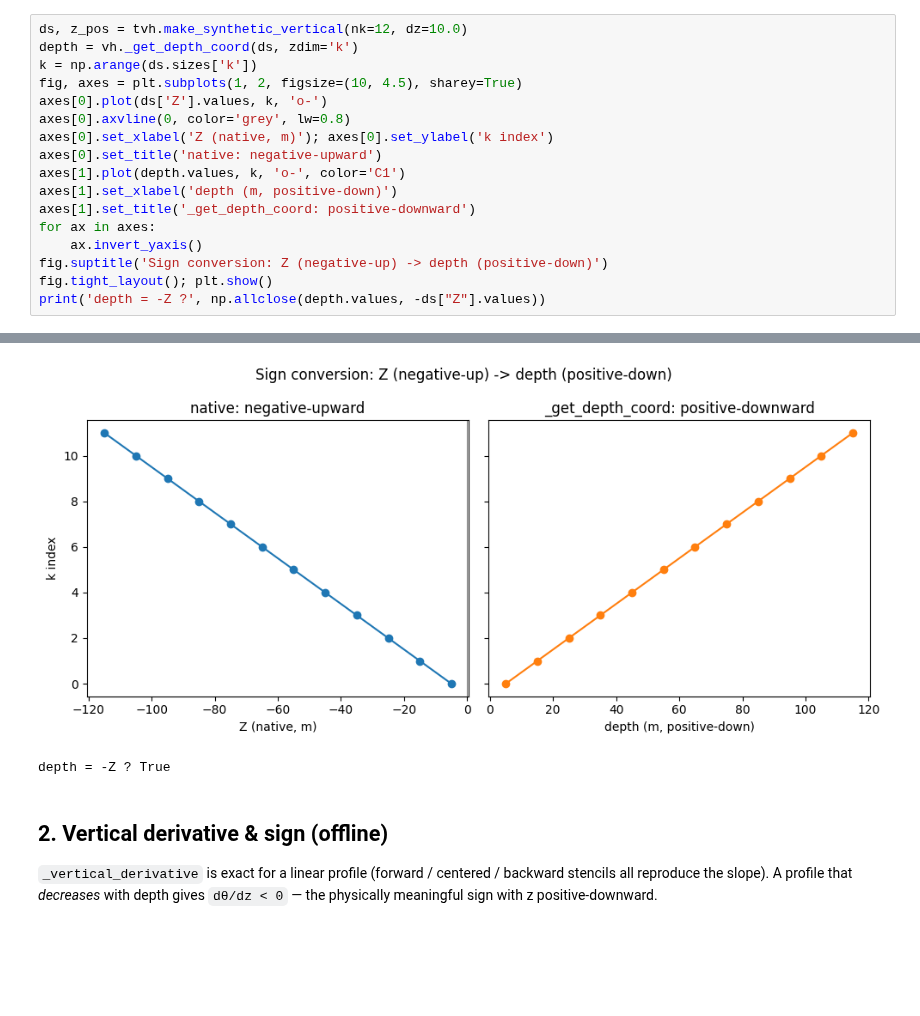
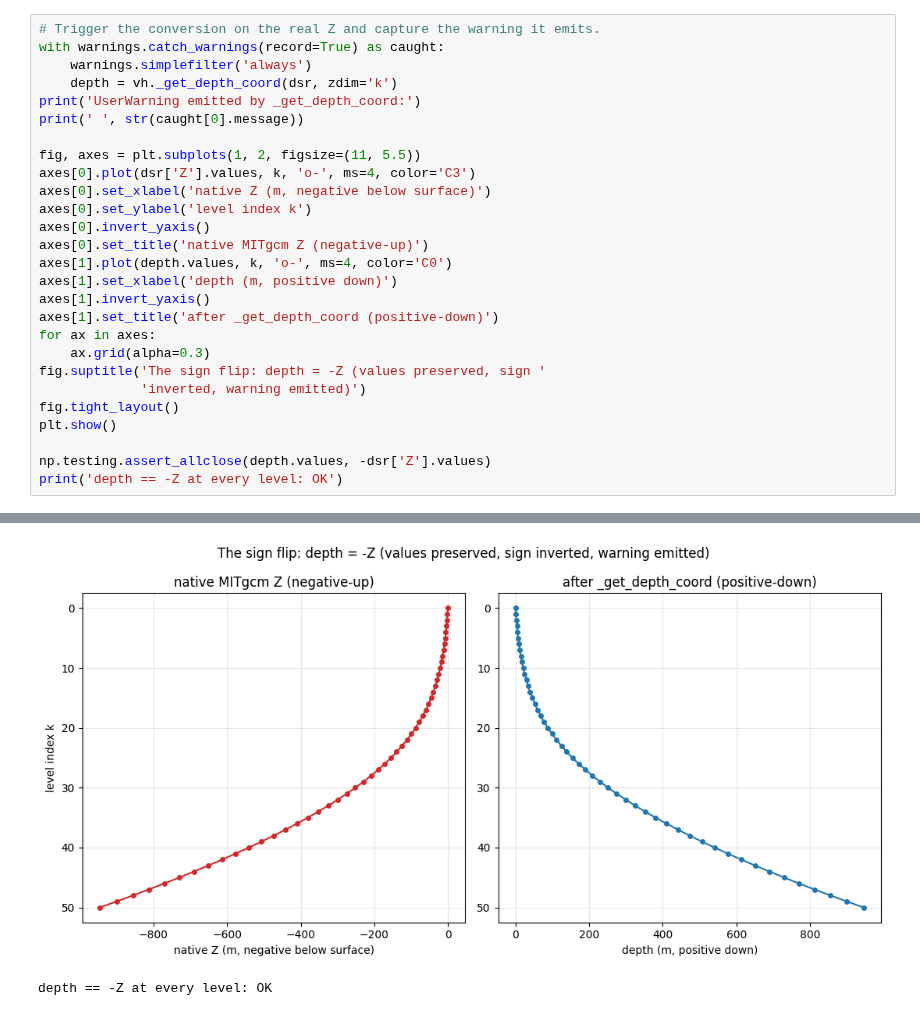
Before and after one commit to Sea-Meets-the-Stars/llc4320-native-grid-preprocessing, a Jupyter notebook: notebooks/notebooks_tests/vertical_helpers_tests.ipynb, the cells around one changed output, grey strips where cells are left out. Drawn from its saved outputs; the diff is of its cells as text; blank space fills up the shorter version.

```diff
--- a/notebooks/notebooks_tests/vertical_helpers_tests.ipynb
+++ b/notebooks/notebooks_tests/vertical_helpers_tests.ipynb
@@ -47,18 +122,28 @@ silently invert every depth comparison.
 # %%
-ds, z_pos = tvh.make_synthetic_vertical(nk=12, dz=10.0)
-depth = vh._get_depth_coord(ds, zdim='k')
-k = np.arange(ds.sizes['k'])
-fig, axes = plt.subplots(1, 2, figsize=(10, 4.5), sharey=True)
-axes[0].plot(ds['Z'].values, k, 'o-')
-axes[0].axvline(0, color='grey', lw=0.8)
-axes[0].set_xlabel('Z (native, m)'); axes[0].set_ylabel('k index')
-axes[0].set_title('native: negative-upward')
-axes[1].plot(depth.values, k, 'o-', color='C1')
-axes[1].set_xlabel('depth (m, positive-down)')
-axes[1].set_title('_get_depth_coord: positive-downward')
+# Trigger the conversion on the real Z and capture the warning it emits.
+with warnings.catch_warnings(record=True) as caught:
+    warnings.simplefilter('always')
+    depth = vh._get_depth_coord(dsr, zdim='k')
+print('UserWarning emitted by _get_depth_coord:')
+print(' ', str(caught[0].message))
+
+fig, axes = plt.subplots(1, 2, figsize=(11, 5.5))
+axes[0].plot(dsr['Z'].values, k, 'o-', ms=4, color='C3')
+axes[0].set_xlabel('native Z (m, negative below surface)')
+axes[0].set_ylabel('level index k')
+axes[0].invert_yaxis()
+axes[0].set_title('native MITgcm Z (negative-up)')
+axes[1].plot(depth.values, k, 'o-', ms=4, color='C0')
+axes[1].set_xlabel('depth (m, positive down)')
+axes[1].invert_yaxis()
+axes[1].set_title('after _get_depth_coord (positive-down)')
 for ax in axes:
-    ax.invert_yaxis()
-fig.suptitle('Sign conversion: Z (negative-up) -> depth (positive-down)')
-fig.tight_layout(); plt.show()
-print('depth = -Z ?', np.allclose(depth.values, -ds["Z"].values))
+    ax.grid(alpha=0.3)
+fig.suptitle('The sign flip: depth = -Z (values preserved, sign '
+             'inverted, warning emitted)')
+fig.tight_layout()
+plt.show()
+
+np.testing.assert_allclose(depth.values, -dsr['Z'].values)
+print('depth == -Z at every level: OK')
 # %% [output]
@@ -65,9 +152,2 @@ print('depth = -Z ?', np.allclose(depth.values, -ds["Z"].values))
-[figure, old version]
+[figure, new version]
-depth = -Z ? True
+depth == -Z at every level: OK
-# %% [markdown]
-## 2. Vertical derivative & sign (offline)
-
-`_vertical_derivative` is exact for a linear profile (forward /
-centered / backward stencils all reproduce the slope). A profile
-that *decreases* with depth gives `dθ/dz < 0` — the physically
-meaningful sign with z positive-downward.
```
Also changed, not shown: parts of 23 cells of this notebook, 6 other files.
